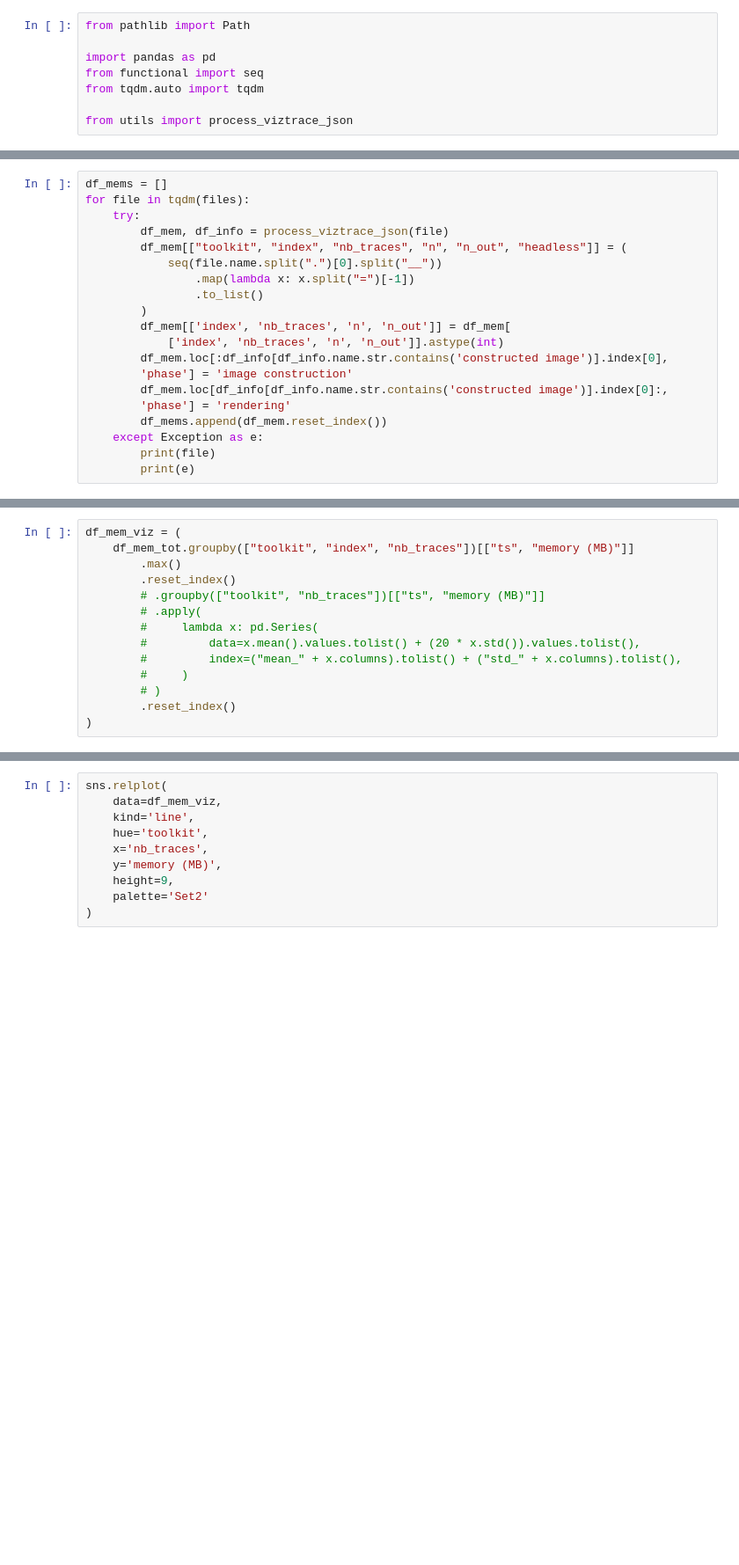
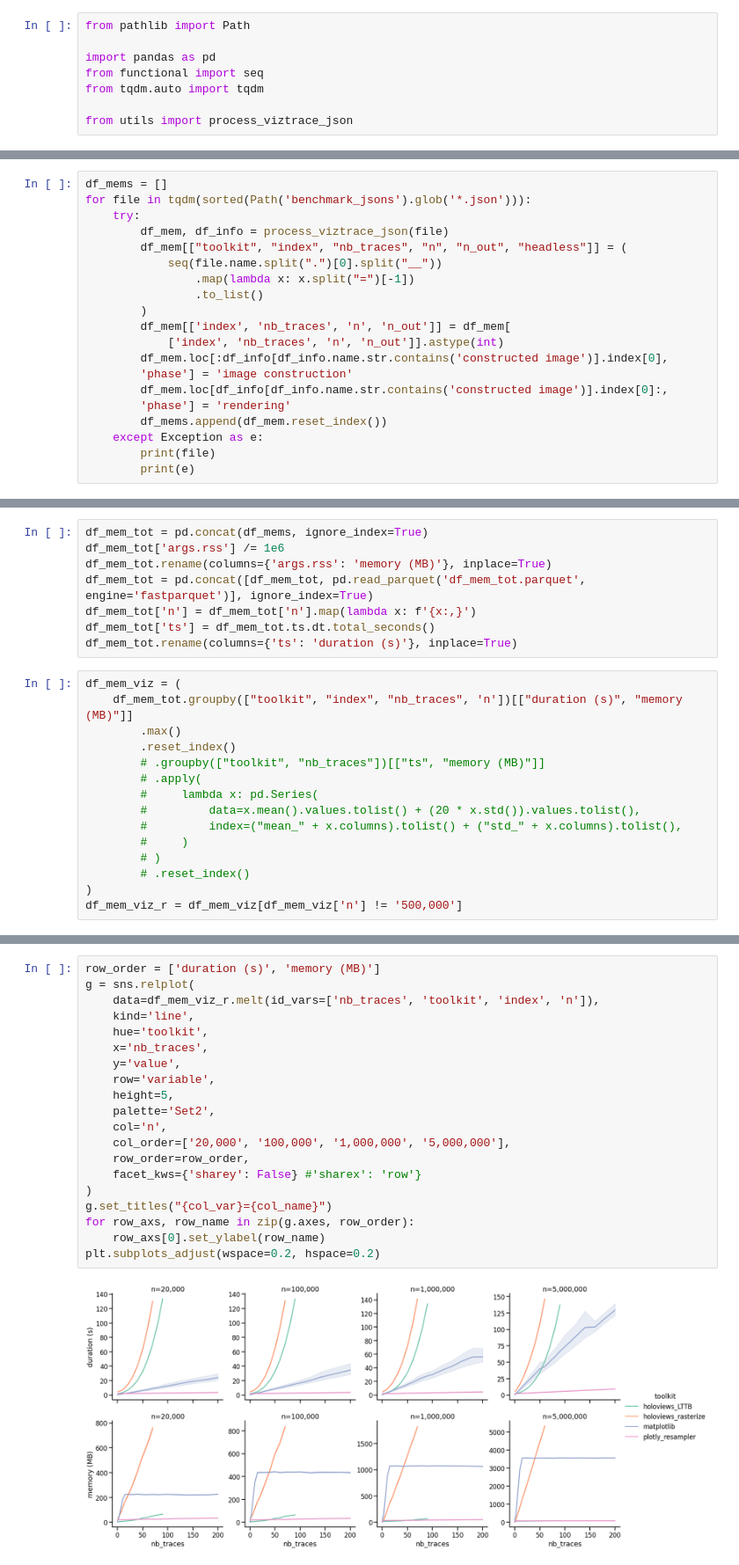
Before and after one commit to predict-idlab/plotly-resampler-benchmarks, a Jupyter notebook: code/benchmark_visualizations.ipynb, the cells around one changed output, grey strips where cells are left out. Shown at 88% size. Cells and saved outputs as stored; diff of their text form; blank space fills up the shorter version.

Commit message:
:muscle: improving benchmark visualization code

```diff
--- a/code/benchmark_visualizations.ipynb
+++ b/code/benchmark_visualizations.ipynb
@@ -15,6 +12,6 @@ files[0]
 # %%
 df_mems = []
-for file in tqdm(files):
+for file in tqdm(sorted(Path('benchmark_jsons').glob('*.json'))):
     try:
         df_mem, df_info = process_viztrace_json(file)
         df_mem[["toolkit", "index", "nb_traces", "n", "n_out", "headless"]] = (
@@ -41,6 +32,14 @@ df_mem_tot.head(3)
+# %%
+df_mem_tot = pd.concat(df_mems, ignore_index=True)
+df_mem_tot['args.rss'] /= 1e6
+df_mem_tot.rename(columns={'args.rss': 'memory (MB)'}, inplace=True)
+df_mem_tot = pd.concat([df_mem_tot, pd.read_parquet('df_mem_tot.parquet', engine='fastparquet')], ignore_index=True)
+df_mem_tot['n'] = df_mem_tot['n'].map(lambda x: f'{x:,}')
+df_mem_tot['ts'] = df_mem_tot.ts.dt.total_seconds()
+df_mem_tot.rename(columns={'ts': 'duration (s)'}, inplace=True)
 # %%
 df_mem_viz = (
-    df_mem_tot.groupby(["toolkit", "index", "nb_traces"])[["ts", "memory (MB)"]]
+    df_mem_tot.groupby(["toolkit", "index", "nb_traces", 'n'])[["duration (s)", "memory (MB)"]]
         .max()
         .reset_index()
         # .groupby(["toolkit", "nb_traces"])[["ts", "memory (MB)"]]
@@ -50,5 +49,6 @@ df_mem_viz = (
         #         index=("mean_" + x.columns).tolist() + ("std_" + x.columns).tolist(),
         #     )
         # )
-        .reset_index()
+        # .reset_index()
 )
+df_mem_viz_r = df_mem_viz[df_mem_viz['n'] != '500,000']
@@ -57,12 +74,24 @@ import seaborn as sns
 
 sns.set_context('talk')
 # %%
-sns.relplot(
-    data=df_mem_viz,
+row_order = ['duration (s)', 'memory (MB)']
+g = sns.relplot(
+    data=df_mem_viz_r.melt(id_vars=['nb_traces', 'toolkit', 'index', 'n']),
     kind='line',
     hue='toolkit',
     x='nb_traces',
-    y='memory (MB)',
-    height=9,
-    palette='Set2'
+    y='value',
+    row='variable',
+    height=5,
+    palette='Set2',
+    col='n',
+    col_order=['20,000', '100,000', '1,000,000', '5,000,000'],
+    row_order=row_order,
+    facet_kws={'sharey': False} #'sharex': 'row'}
 )
+g.set_titles("{col_var}={col_name}")
+for row_axs, row_name in zip(g.axes, row_order):
+    row_axs[0].set_ylabel(row_name)
+plt.subplots_adjust(wspace=0.2, hspace=0.2)
+# %% [output]
+[figure, added]
```
Also changed, not shown: parts of 9 cells of this notebook.
